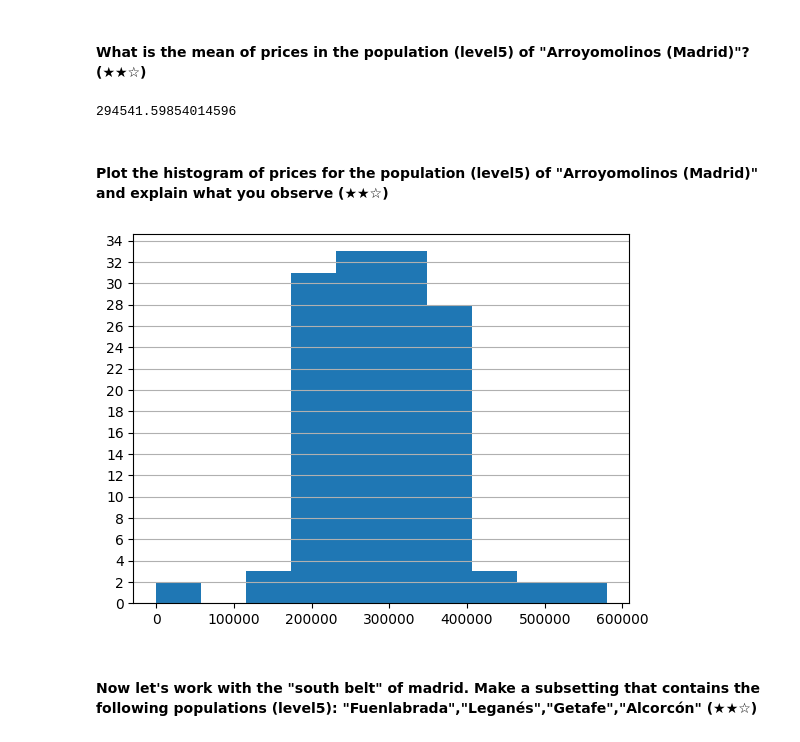
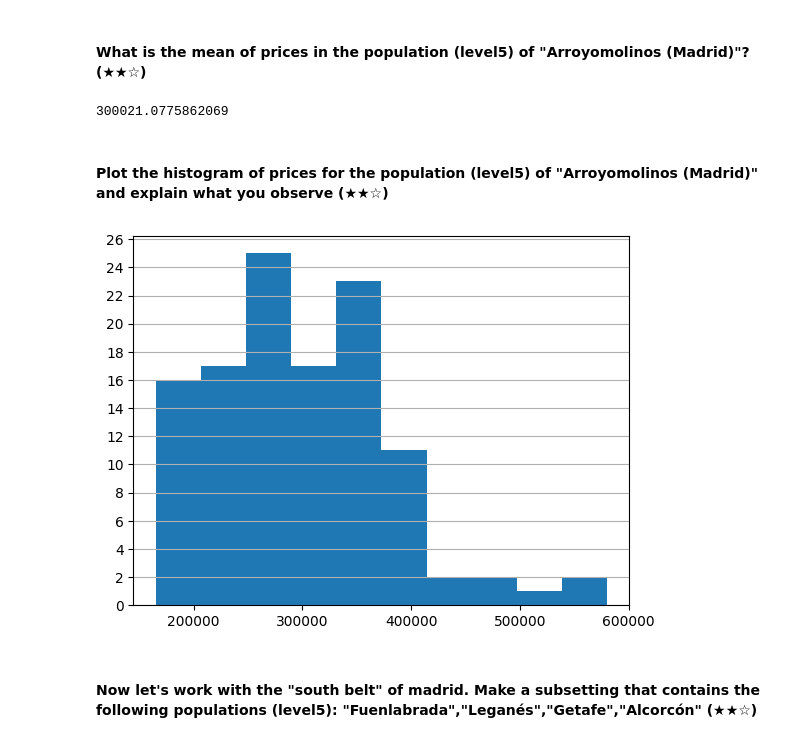
Before and after one commit to cesarseneca/realestate-datacleanup-exercise, a Jupyter notebook: project.ipynb, the cells around one changed output. Saved outputs shown, nothing was run; the diff lists cells and outputs as text; code cells hidden in the pictures.

```diff
--- a/project.ipynb
+++ b/project.ipynb
@@ -113,6 +116,7 @@ Si :)
 # %% [markdown]
 #### Delete the NAs of the dataset, if applicable (★★☆)
 # %%
-dssinnans = ds.fillna(0)
-dssinnans
+ds = ds.drop(["zipCode" , "customZone", "description", "phone_realEstate" , "level4", "level6" , "level7", "level8" ] , axis=1 )
+ds = ds.dropna()
+ds
 # %% [output]
@@ -134,18 +138,18 @@ dssinnans
 # %%
 ds.groupby("level5").get_group("Arroyomolinos (Madrid)")["price"].mean()
 # %% [output]
-294541.59854014596
+300021.0775862069
 # %% [markdown]
 #### Plot the histogram of prices for the population (level5) of "Arroyomolinos (Madrid)" and explain what you observe (★★☆)
 # %%
 import matplotlib.pyplot as plt
 preciosarroyo = ds.groupby("level5").get_group("Arroyomolinos (Madrid)")["price"]
-plt.locator_params(axis='y', nbins=34);
+plt.locator_params(axis='y', nbins=26);
 plt.grid(axis="y");
 plt.hist(preciosarroyo);
 #Gracias a la grafica podemos observar de manera general la distribucion de los datos, la media, la moda, la dispersion y los valores atipicos.
 # %% [output]
-[figure, old version]
+[figure, new version]
 # %% [markdown]
 #### Now let's work with the "south belt" of madrid. Make a subsetting that contains the following populations (level5): "Fuenlabrada","Leganés","Getafe","Alcorcón" (★★☆)
 # %%
```
Also changed, not shown: parts of 11 cells of this notebook.
